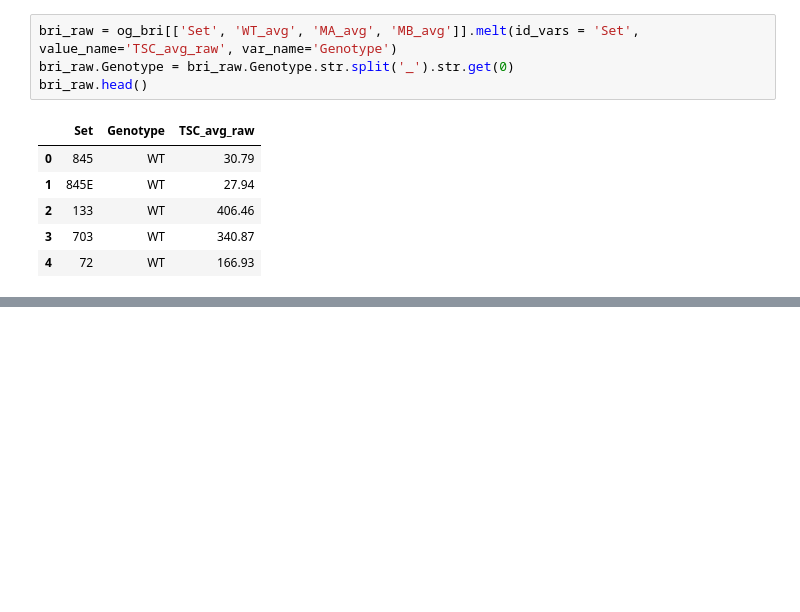
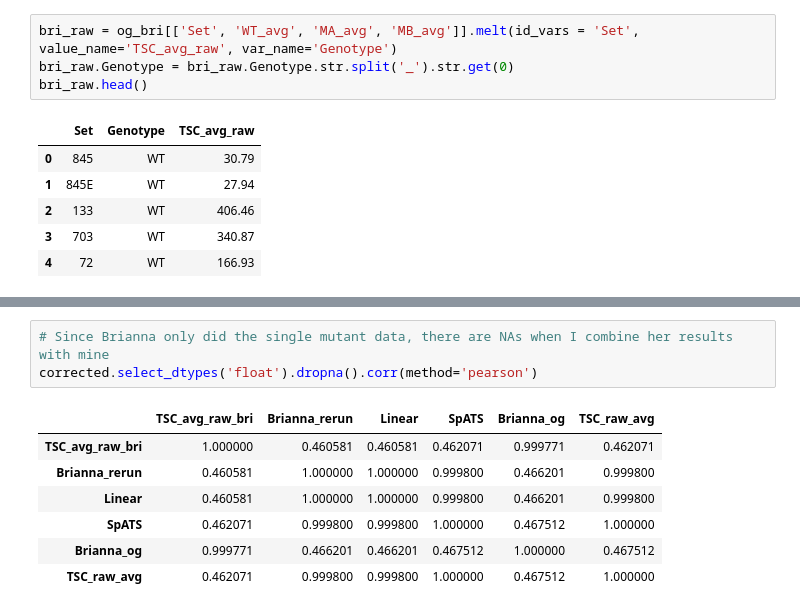
Before and after one commit to ksegaba/Yeast-Ara-GI, a Jupyter notebook: code/1_compare_raw_data_correction.ipynb, the cells around one changed output, grey strips where cells are left out. Drawn from its saved outputs; the diff is of its cells as text; blank space fills up the shorter version.

```diff
--- a/code/1_compare_raw_data_correction.ipynb
+++ b/code/1_compare_raw_data_correction.ipynb
@@ -164,0 +202,11 @@ corrected.select_dtypes('float').corr(method='pearson')
+# %%
+# Since Brianna only did the single mutant data, there are NAs when I combine her results with mine
+corrected.select_dtypes('float').dropna().corr(method='pearson')
+# %% [output]
+|  | TSC_avg_raw_bri | Brianna_rerun | Linear | SpATS | Brianna_og | TSC_raw_avg |
+| TSC_avg_raw_bri | 1.000000 | 0.460581 | 0.460581 | 0.462071 | 0.999771 | 0.462071 |
+| Brianna_rerun | 0.460581 | 1.000000 | 1.000000 | 0.999800 | 0.466201 | 0.999800 |
+| Linear | 0.460581 | 1.000000 | 1.000000 | 0.999800 | 0.466201 | 0.999800 |
+| SpATS | 0.462071 | 0.999800 | 0.999800 | 1.000000 | 0.467512 | 1.000000 |
+| Brianna_og | 0.999771 | 0.466201 | 0.466201 | 0.467512 | 1.000000 | 0.467512 |
+| TSC_raw_avg | 0.462071 | 0.999800 | 0.999800 | 1.000000 | 0.467512 | 1.000000 |
```
Also changed, not shown: parts of 7 cells of this notebook, 3 other files.
